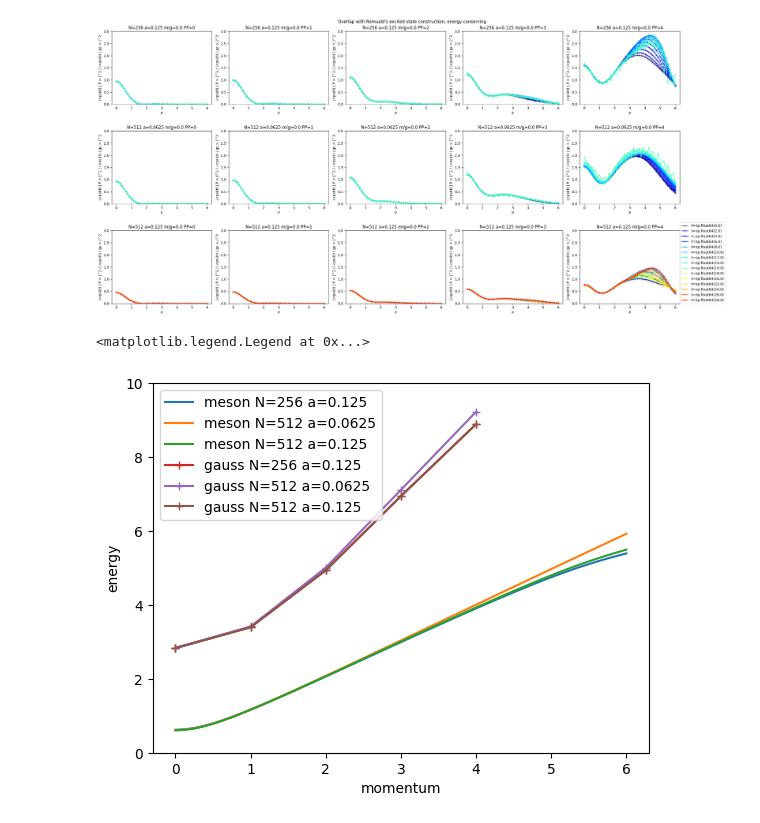
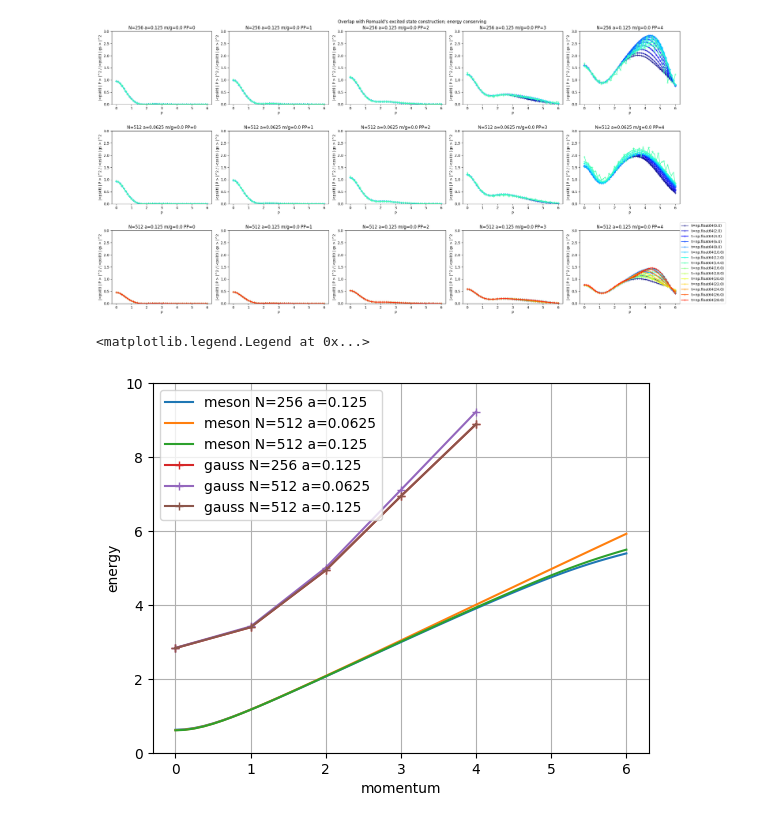
Before and after one commit to marekrams/pdf, a Jupyter notebook: multiplicity_gauss_m=0_view_rerun.ipynb, the cells around one changed output. Saved outputs shown, nothing was run; the diff lists cells and outputs as text; code cells hidden in the pictures.

```diff
--- a/multiplicity_gauss_m=0_view_rerun.ipynb
+++ b/multiplicity_gauss_m=0_view_rerun.ipynb
@@ -17,13 +17,11 @@ m = 0.0
 sg2 = 0.25
 x0 = 1.5
 # %%
-probs_gs = {(N, a): np.load(f"./results_fermions/probs_gs_gauss_{m=}_{N=}_{a=}.npy", allow_pickle=True).item() for N, a in Nas}
+probs_gs = {(N, a): np.load(f"./overlaps/probs_gs_gauss_{m=}_{N=}_{a=}.npy", allow_pickle=True).item() for N, a in Nas}
 # probs_gs[N, a] is a dictionary with keys (t, PP, D)  = (time, P of Gaussian, MPS bond dimension)
 
-probs_R = {(N, a): np.load(f"./results_fermions/probs_gauss_R_{m=}_{N=}_{a=}.npy", allow_pickle=True).item() for N, a in Nas}
+probs_R = {(N, a): np.load(f"./overlaps/probs_gauss_R_{m=}_{N=}_{a=}.npy", allow_pickle=True).item() for N, a in Nas}
 # probs_gs[N, a] is a dictionary with keys (t, PP, D, P)  = (time, P of Gaussian, MPS bond dimension, P of excited state)
-
-PPs = np.linspace(0, 3, 25)
 # %%
 cm = plt.cm.jet
 Ps = [0, 1, 2, 3, 4]
@@ -61,5 +59,10 @@ plt.tight_layout()
 # %%
 E_t = {}
 for N, a in Nas:
-    fname = f"./results_fermions/Eng_gauss_{m=}_{N=}_{a=}.npy"
+    fname = f"./overlaps/Eng_gauss_{m=}_{N=}_{a=}.npy"
     E_t[N,a] = np.load(fname, allow_pickle=True).item()
+
+E_P = {}
+for N, a in Nas:
+    data = np.load(f"./results_fermions/construct_P_{m=}_{N=}_{a=}.npy", allow_pickle=True).item()
+    E_P[N, a] = data['energy']
@@ -71,21 +69,22 @@ for N, a in Nas:
 # %%
 for N, a in Nas:
     k = np.array(list(E_P[N, a].keys()))
     v = np.array(list(E_P[N, a].values()))
     plt.plot(k, v - E_gs[N, a], '-', label=f"meson {N=} {a=}")
 plt.ylim(0, 6)
 plt.xlabel('momentum')
 plt.ylabel('energy')
 
 
 for N, a in Nas:
     dd = {k[1]: v for k, v in E_t[N, a].items()}
     k = np.array(list(dd.keys()))
     v = np.array(list(dd .values()))
     plt.plot(k, v - E_gs[N, a], '-+', label=f"gauss {N=} {a=}")
 plt.ylim(0, 10)
+plt.grid()
 
 plt.legend()
 # %% [output]
 <matplotlib.legend.Legend at 0x...>
-[figure, old version]
+[figure, new version]
```
Also changed, not shown: parts of 1 cell of this notebook, 22 other files.
